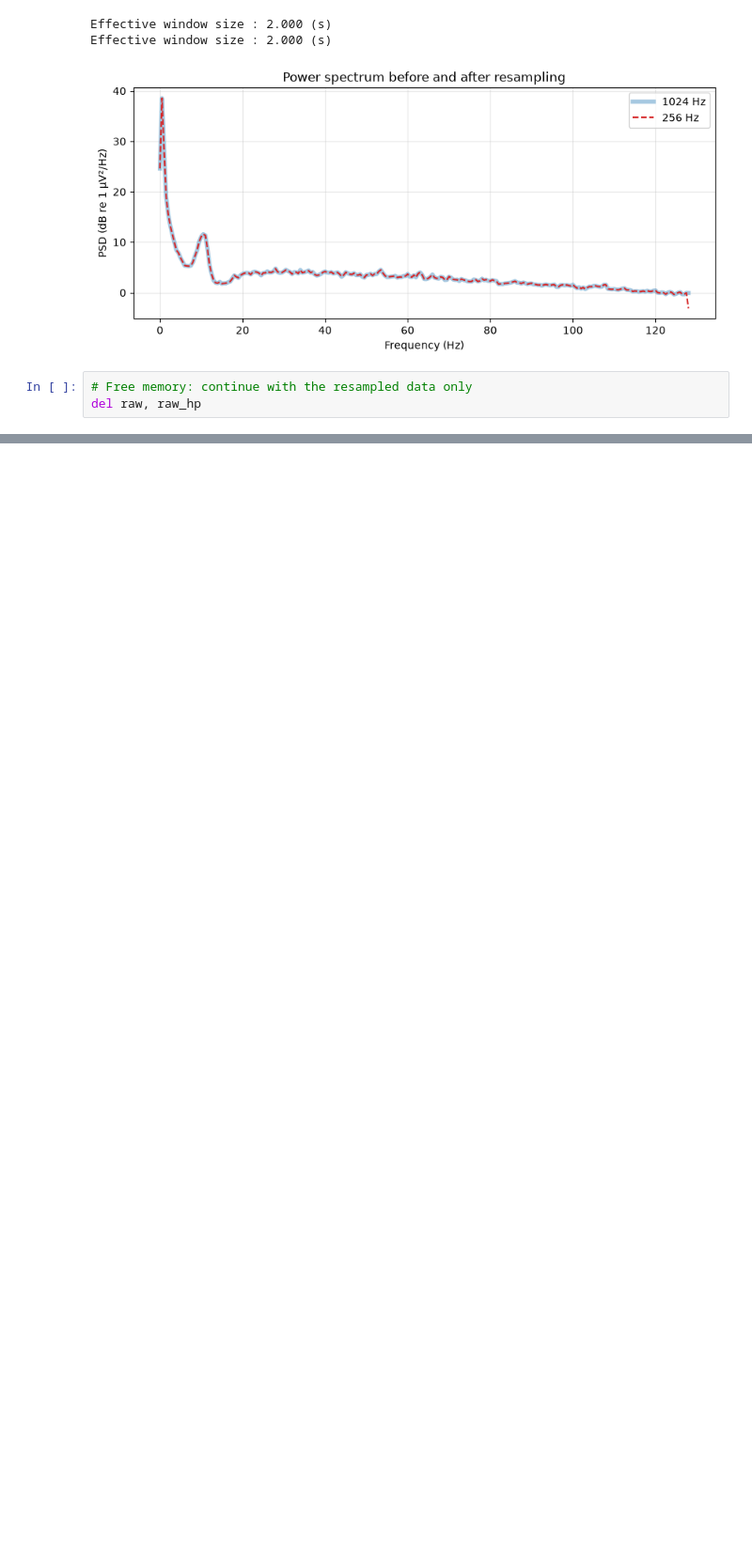
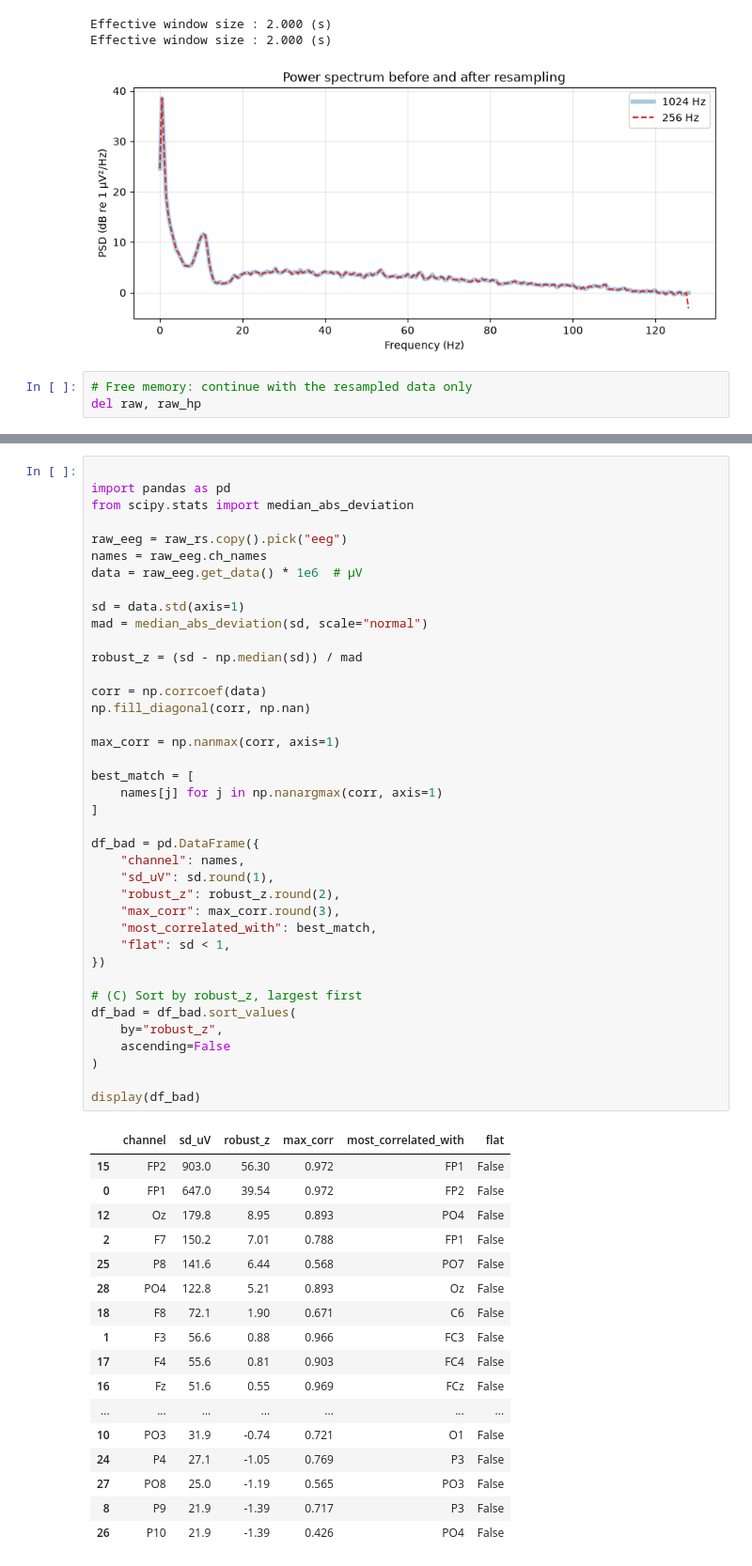
Before and after one commit to ajohari-moghadam/eeg-erp-learning, a Jupyter notebook: notebooks/03_preprocessing.ipynb, the cells around one changed output, grey strips where cells are left out. Shown at 94% size. Cells and saved outputs as stored; diff of their text form; blank space fills up the shorter version.

```diff
--- a/notebooks/03_preprocessing.ipynb
+++ b/notebooks/03_preprocessing.ipynb
@@ -271,0 +377,57 @@ consulted to confirm that no notch filter was applied.
+# %%
+
+import pandas as pd
+from scipy.stats import median_abs_deviation
+
+raw_eeg = raw_rs.copy().pick("eeg")
+names = raw_eeg.ch_names
+data = raw_eeg.get_data() * 1e6  # µV
+
+sd = data.std(axis=1)
+mad = median_abs_deviation(sd, scale="normal")
+
+robust_z = (sd - np.median(sd)) / mad
+
+corr = np.corrcoef(data)
+np.fill_diagonal(corr, np.nan)
+
+max_corr = np.nanmax(corr, axis=1)
+
+best_match = [
+    names[j] for j in np.nanargmax(corr, axis=1)
+]
+
+df_bad = pd.DataFrame({
+    "channel": names,
+    "sd_uV": sd.round(1),
+    "robust_z": robust_z.round(2),
+    "max_corr": max_corr.round(3),
+    "most_correlated_with": best_match,
+    "flat": sd < 1,
+})
+
+# (C) Sort by robust_z, largest first
+df_bad = df_bad.sort_values(
+    by="robust_z",
+    ascending=False
+)
+
+display(df_bad)
+# %% [output]
+|  | channel | sd_uV | robust_z | max_corr | most_correlated_with | flat |
+| 15 | FP2 | 903.0 | 56.30 | 0.972 | FP1 | False |
+| 0 | FP1 | 647.0 | 39.54 | 0.972 | FP2 | False |
+| 12 | Oz | 179.8 | 8.95 | 0.893 | PO4 | False |
+| 2 | F7 | 150.2 | 7.01 | 0.788 | FP1 | False |
+| 25 | P8 | 141.6 | 6.44 | 0.568 | PO7 | False |
+| 28 | PO4 | 122.8 | 5.21 | 0.893 | Oz | False |
+| 18 | F8 | 72.1 | 1.90 | 0.671 | C6 | False |
+| 1 | F3 | 56.6 | 0.88 | 0.966 | FC3 | False |
+| 17 | F4 | 55.6 | 0.81 | 0.903 | FC4 | False |
+| 16 | Fz | 51.6 | 0.55 | 0.969 | FCz | False |
+| ... | ... | ... | ... | ... | ... | ... |
+| 10 | PO3 | 31.9 | -0.74 | 0.721 | O1 | False |
+| 24 | P4 | 27.1 | -1.05 | 0.769 | P3 | False |
+| 27 | PO8 | 25.0 | -1.19 | 0.565 | PO3 | False |
+| 8 | P9 | 21.9 | -1.39 | 0.717 | P3 | False |
+| 26 | P10 | 21.9 | -1.39 | 0.426 | PO4 | False |
```
Also changed, not shown: parts of 14 cells of this notebook.
